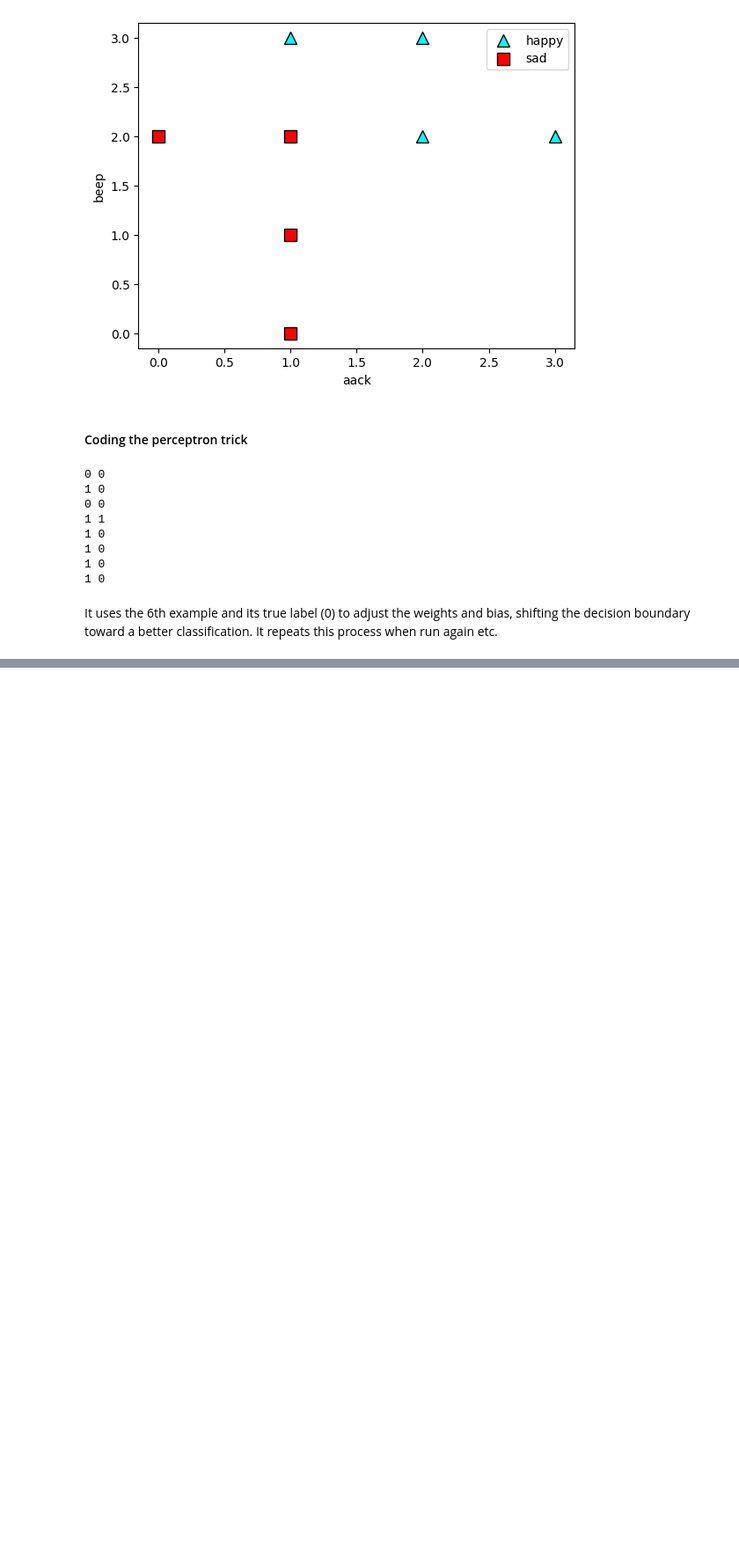
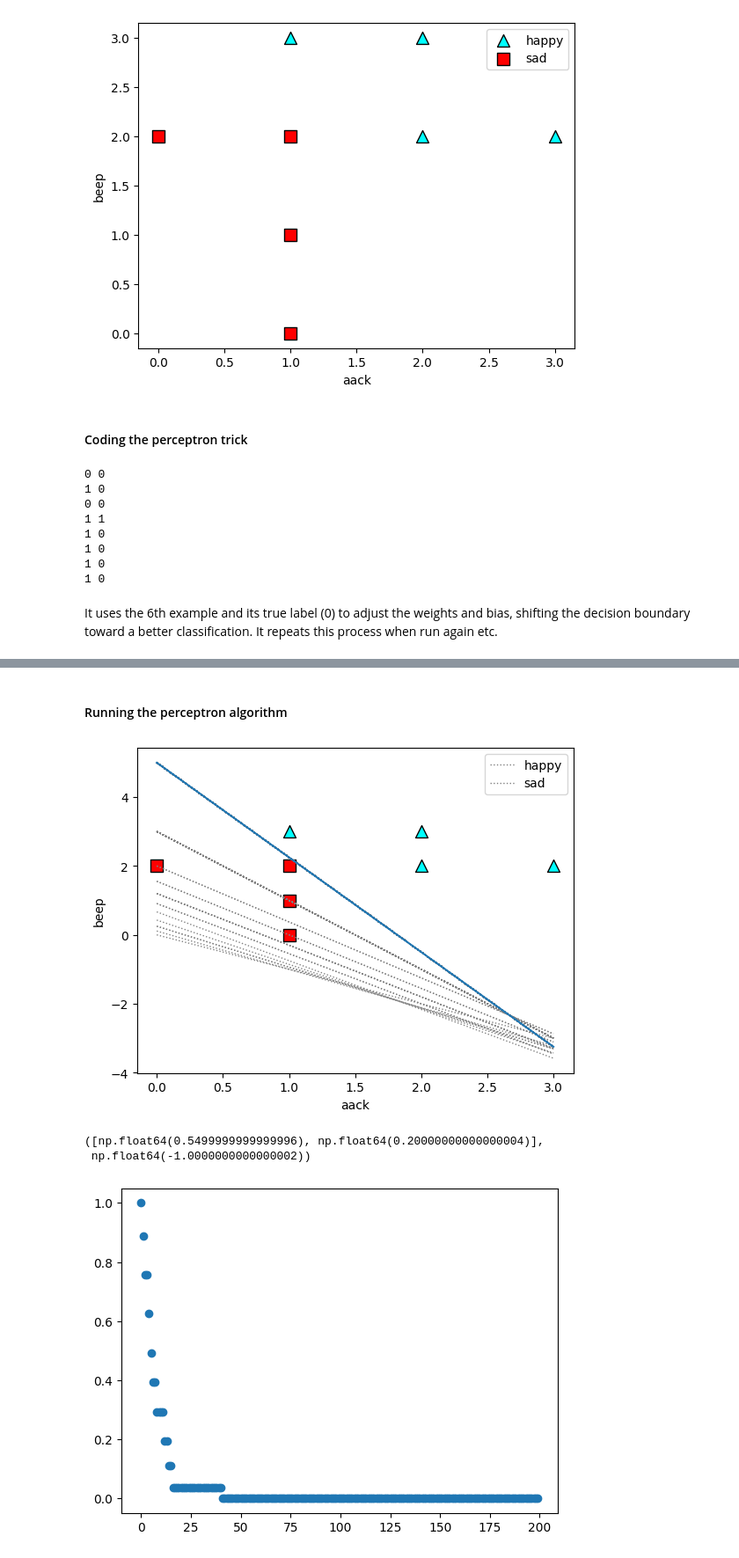
Before and after one commit to JayZeus999/Math-For-ML, a Jupyter notebook: Grokking-ML/05-Coding_perceptron_algorithm.ipynb, the cells around one changed output, grey strips where cells are left out. Shown at 88% size. Cells and saved outputs as stored; diff of their text form; code cells hidden in the pictures; blank space fills up the shorter version.

Commit message:
Code up the perceptron algorithm

```diff
--- a/Grokking-ML/05-Coding_perceptron_algorithm.ipynb
+++ b/Grokking-ML/05-Coding_perceptron_algorithm.ipynb
@@ -157,0 +158,25 @@ perceptron_trick(weights, bias, features[6], 0)
+# %% [markdown]
+#### Running the perceptron algorithm
+# %%
+def perceptron_algorithm(features, labels, learning_rate = 0.01, epochs = 200):
+    weights = [1.0 for i in range(len(features[0]))]    # Initializes the weights to 1 and the bias to 0.
+    bias = 0.0
+    errors = []
+    for epoch in range(epochs):
+        draw_line(weights[0], weights[1], bias, color='grey', linewidth=1.0, linestyle='dotted')
+        error = mean_perceptron_error(weights, bias, features, labels)
+        errors.append(error)
+        i = random.randint(0, len(features) - 1) # Picks a random point in our dataset.
+        weights, bias = perceptron_trick(weights, bias, features[i], labels[i])
+    draw_line(weights[0], weights[1], bias)
+    plot_points(features, labels)
+    plt.show()
+    plt.scatter(range(epochs), errors)
+    return weights, bias
+# %%
+perceptron_algorithm(features, labels)
+# %% [output]
+[figure, added]
+([np.float64(0.5499999999999996), np.float64(0.20000000000000004)],
+ np.float64(-1.0000000000000002))
+[figure, added]
```
Also changed, not shown: parts of 1 cell of this notebook.
